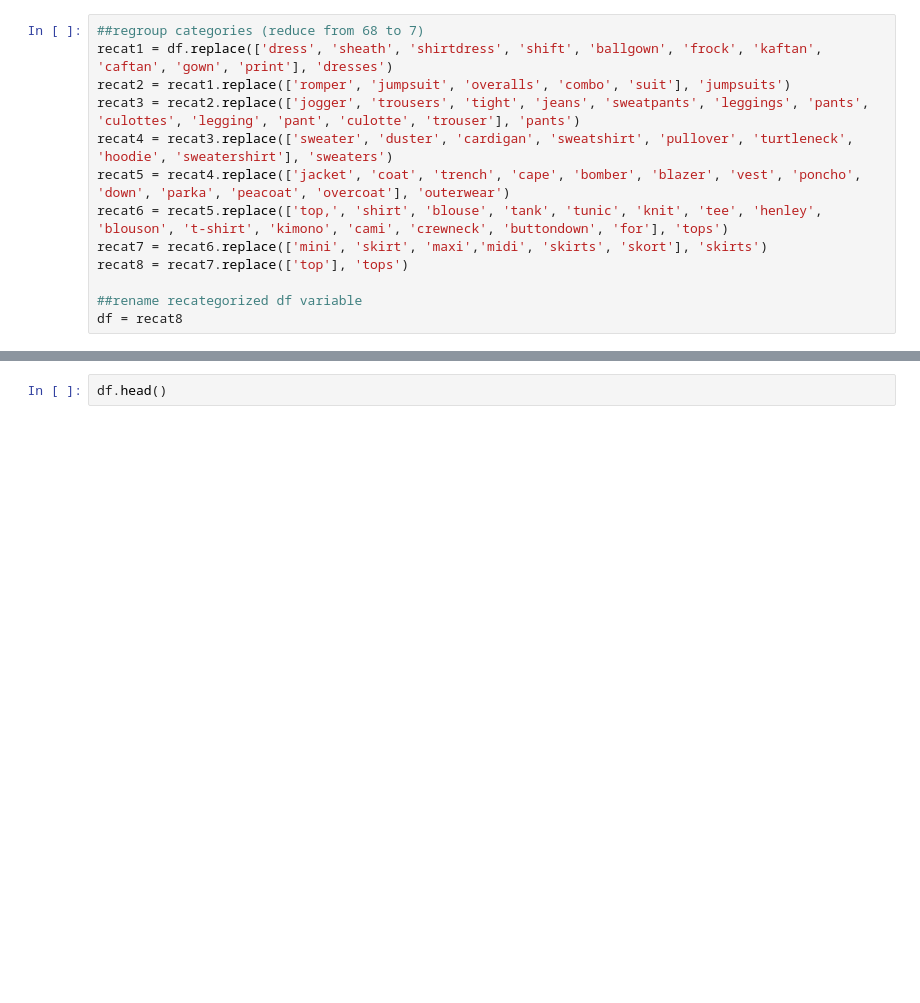
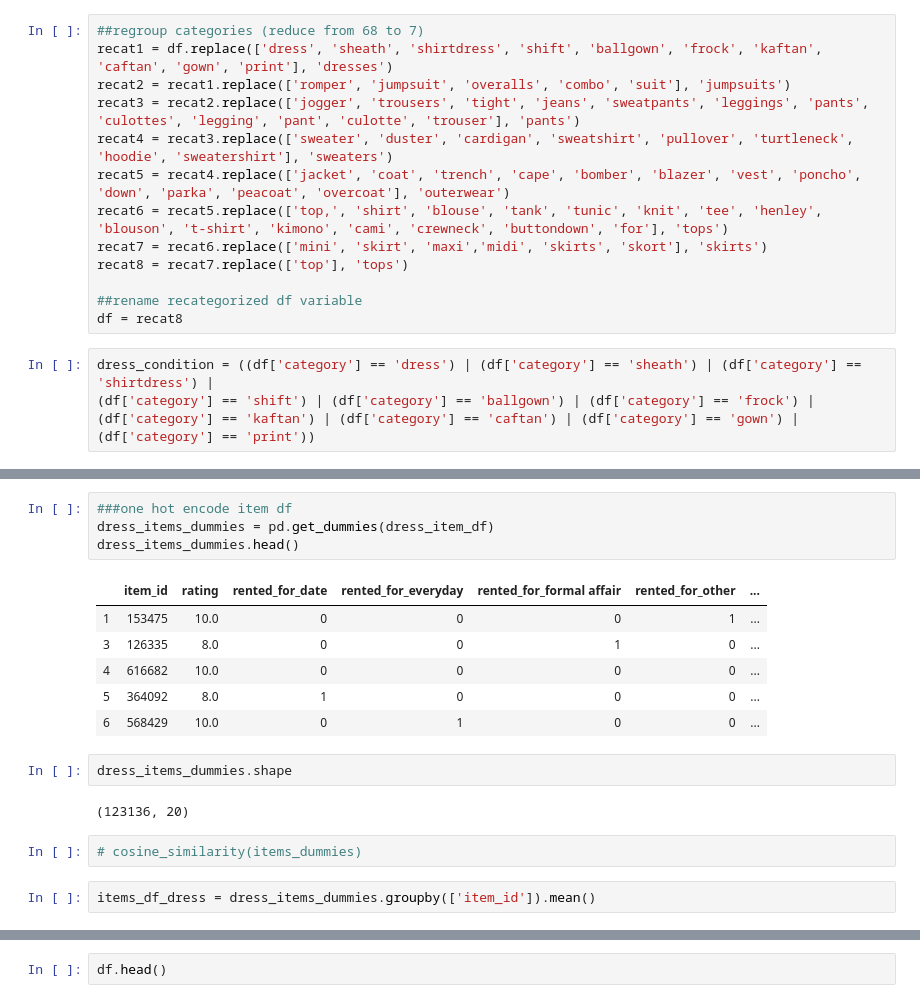
Before and after one commit to FatmaBenYedder/Recommend_The_Runway, a Jupyter notebook: rtr.ipynb, the cells around one changed output, grey strips where cells are left out. Drawn from its saved outputs; the diff is of its cells as text; blank space fills up the shorter version.

```diff
--- a/rtr.ipynb
+++ b/rtr.ipynb
@@ -281,3 +300,7 @@ recat8 = recat7.replace(['top'], 'tops')
 
 ##rename recategorized df variable
 df = recat8
+# %%
+dress_condition = ((df['category'] == 'dress') | (df['category'] == 'sheath') | (df['category'] == 'shirtdress') |
+(df['category'] == 'shift') | (df['category'] == 'ballgown') | (df['category'] == 'frock') |
+(df['category'] == 'kaftan') | (df['category'] == 'caftan') | (df['category'] == 'gown') | (df['category'] == 'print'))
@@ -283,0 +434,19 @@ df = recat8
+# %%
+###one hot encode item df
+dress_items_dummies = pd.get_dummies(dress_item_df)
+dress_items_dummies.head()
+# %% [output]
+|  | item_id | rating | rented_for_date | rented_for_everyday | rented_for_formal affair | rented_for_other | ... |
+| 1 | 153475 | 10.0 | 0 | 0 | 0 | 1 | ... |
+| 3 | 126335 | 8.0 | 0 | 0 | 1 | 0 | ... |
+| 4 | 616682 | 10.0 | 0 | 0 | 0 | 0 | ... |
+| 5 | 364092 | 8.0 | 1 | 0 | 0 | 0 | ... |
+| 6 | 568429 | 10.0 | 0 | 1 | 0 | 0 | ... |
+# %%
+dress_items_dummies.shape
+# %% [output]
+(123136, 20)
+# %%
+# cosine_similarity(items_dummies)
+# %%
+items_df_dress = dress_items_dummies.groupby(['item_id']).mean()
```
Also changed, not shown: parts of 35 cells of this notebook, 4 other files.
